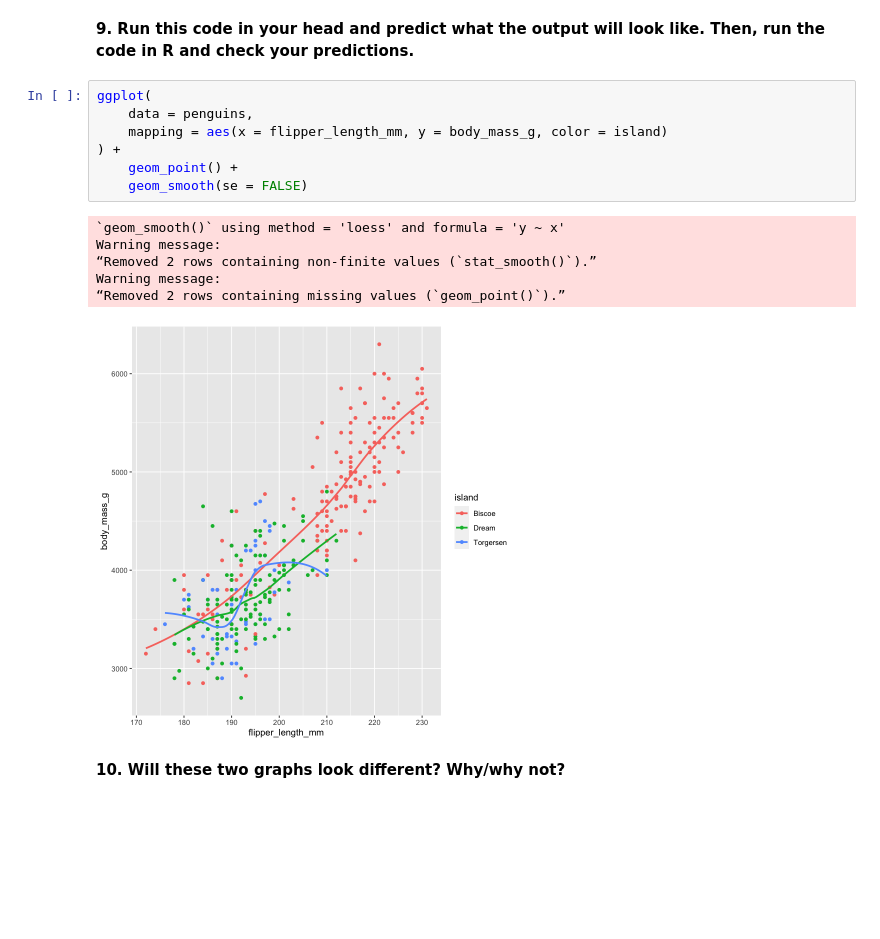
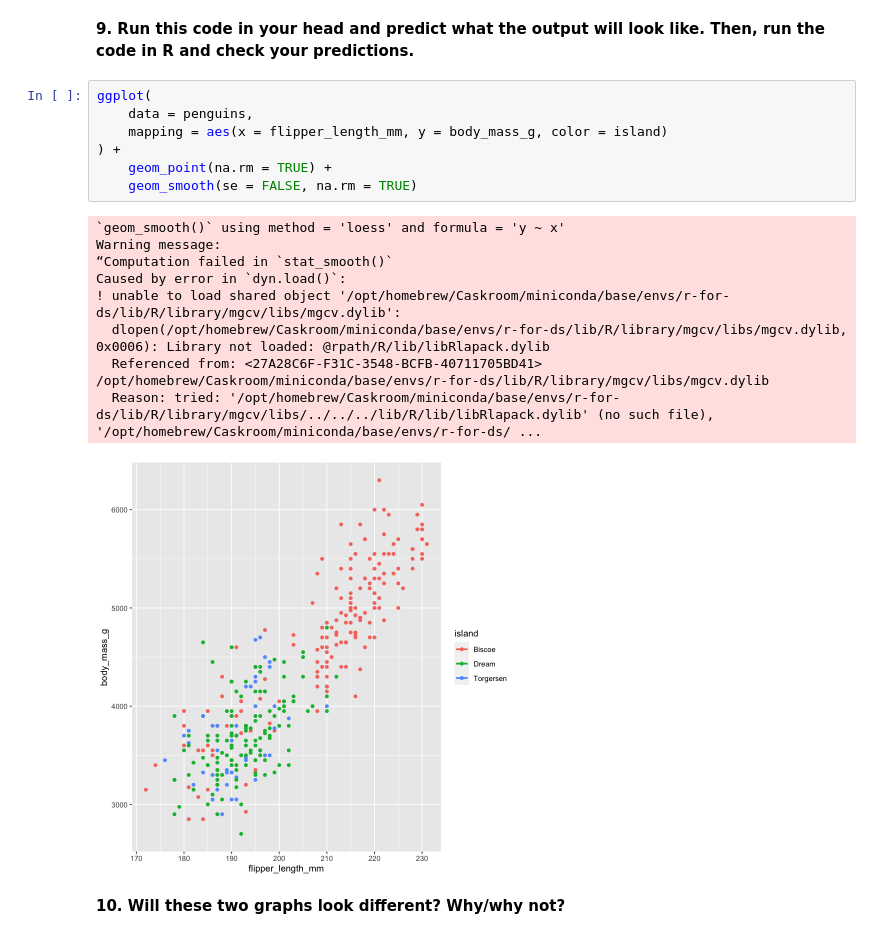
Before and after one commit to victorteodoro/r-for-data-science-code-examples, a Jupyter notebook: chapters/ch02.ipynb, the cells around one changed output. Drawn from its saved outputs; the diff is of its cells as text; blank space fills up the shorter version.

```diff
--- a/chapters/ch02.ipynb
+++ b/chapters/ch02.ipynb
@@ -213,17 +238,20 @@ ggplot(
 # %%
 ggplot(
     data = penguins,
     mapping = aes(x = flipper_length_mm, y = body_mass_g, color = island)
 ) +
-    geom_point() +
-    geom_smooth(se = FALSE)
+    geom_point(na.rm = TRUE) +
+    geom_smooth(se = FALSE, na.rm = TRUE)
 # %% [output]
 `geom_smooth()` using method = 'loess' and formula = 'y ~ x'
 Warning message:
-“Removed 2 rows containing non-finite values (`stat_smooth()`).”
-Warning message:
-“Removed 2 rows containing missing values (`geom_point()`).”
+“Computation failed in `stat_smooth()`
+Caused by error in `dyn.load()`:
+! unable to load shared object '/opt/homebrew/Caskroom/miniconda/base/envs/r-for-ds/lib/R/library/mgcv/libs/mgcv.dylib':
+  dlopen(/opt/homebrew/Caskroom/miniconda/base/envs/r-for-ds/lib/R/library/mgcv/libs/mgcv.dylib, 0x0006): Library not loaded: @rpath/R/lib/libRlapack.dylib
+  Referenced from: <27A28C6F-F31C-3548-BCFB-40711705BD41> /opt/homebrew/Caskroom/miniconda/base/envs/r-for-ds/lib/R/library/mgcv/libs/mgcv.dylib
+  Reason: tried: '/opt/homebrew/Caskroom/miniconda/base/envs/r-for-ds/lib/R/library/mgcv/libs/../../../lib/R/lib/libRlapack.dylib' (no such file), '/opt/homebrew/Caskroom/miniconda/base/envs/r-for-ds/ ...
-[figure, old version]
+[figure, new version]
 # %% [markdown]
 **10. Will these two graphs look different? Why/why not?**
 # %% [markdown]
```
Also changed, not shown: parts of 4 cells of this notebook.
